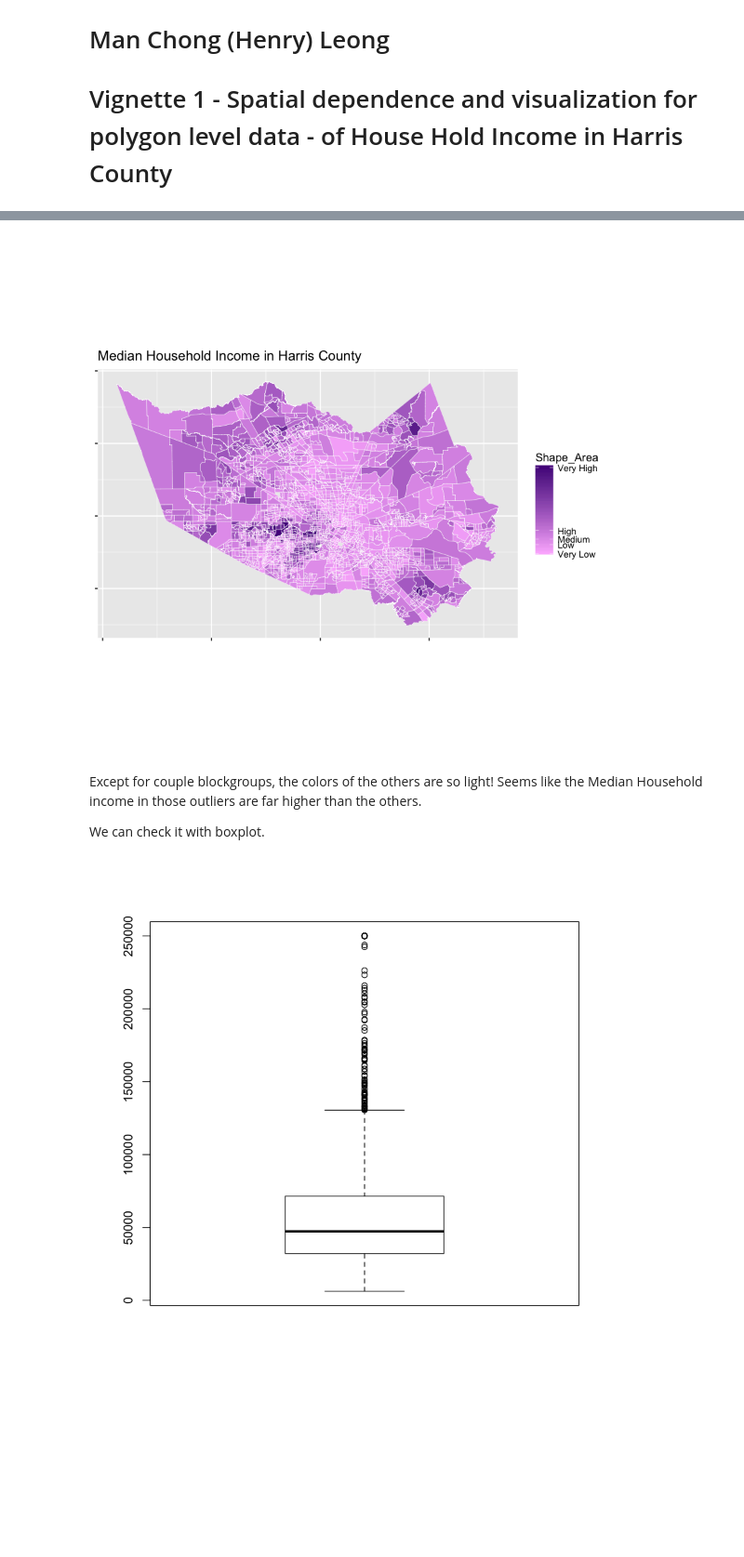
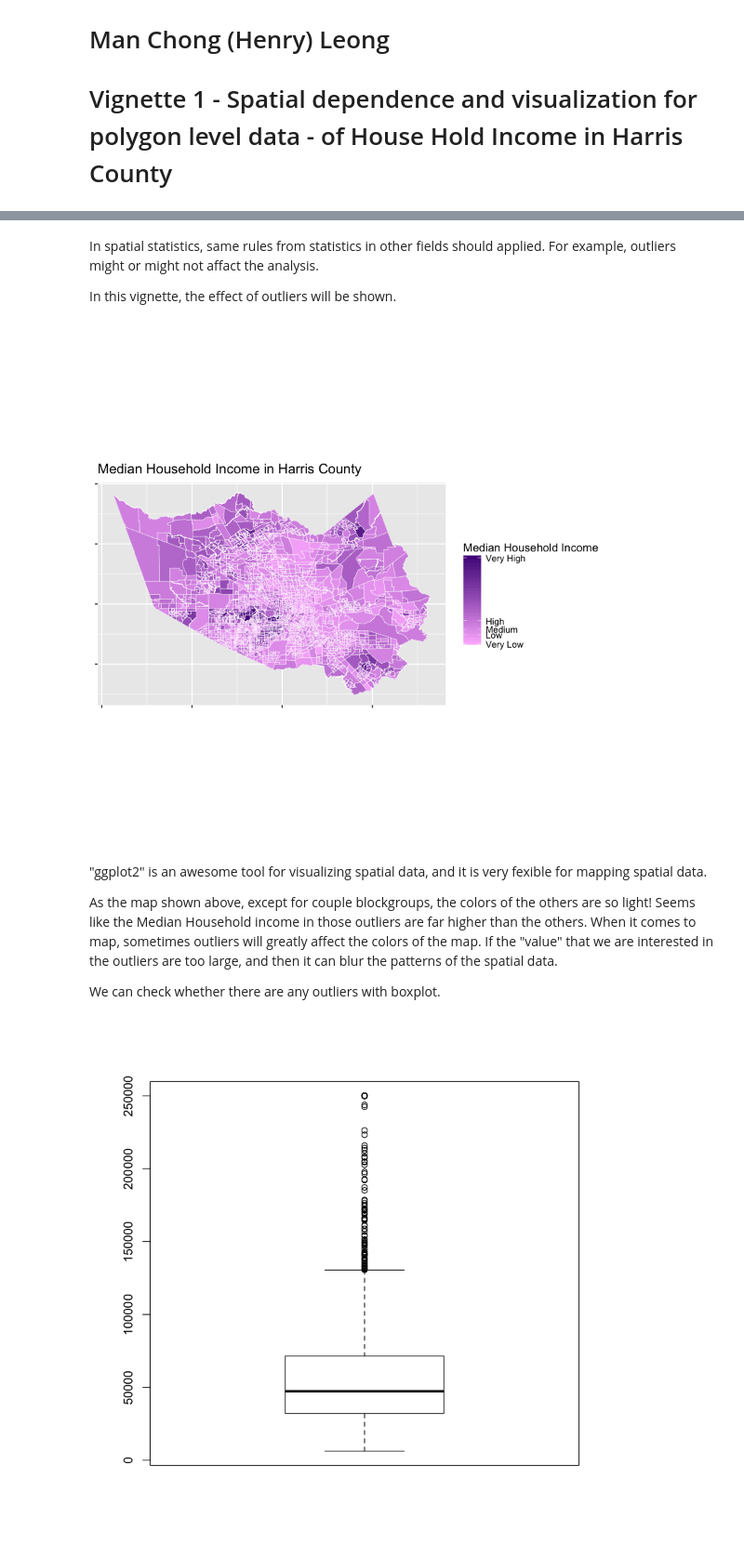
Before and after one commit to HenryLeongStat/STAT551, a Jupyter notebook: Vig1_Spatial_dependence.ipynb, the cells around one changed output, grey strips where cells are left out. Shown at 93% size. Saved outputs shown, nothing was run; the diff lists cells and outputs as text; code cells hidden in the pictures; blank space fills up the shorter version.

```diff
--- a/Vig1_Spatial_dependence.ipynb
+++ b/Vig1_Spatial_dependence.ipynb
@@ -45,40 +75,53 @@ The dataset we are using here is 2010 census data in blockgroup level.
 # %%
-# merge boundary with census data
-censusBoundary.harris <- censusBoundary.harris %>%
-  merge(censusData_bg, by="GEOID10")
-
 censusBoundary.harris@data$id <- rownames(censusBoundary.harris@data)
 
 # remove na
-censusBoundary.harris_clean <- censusBoundary.harris[!(is.na(censusBoundary.harris@data$MedHHinc)), ]
+censusBoundary.harris_clean <- censusBoundary.harris[
+    !(is.na(censusBoundary.harris@data$MedHHinc)), ]
 
 # might have outliers, create another dataset without outlier
 # outside 1.5 times the interquartile
 # range above the upper quartile and bellow the lower quartile
-censusBoundary.harris_clean_rm_ol <- censusBoundary.harris_clean[!(censusBoundary.harris_clean@data$MedHHinc %in% boxplot(censusBoundary.harris_clean@data$MedHHinc, plot=FALSE)$out), ]
+censusBoundary.harris_clean_rm_ol <- censusBoundary.harris_clean[
+    !(censusBoundary.harris_clean@data$MedHHinc %in%
+      boxplot(censusBoundary.harris_clean@data$MedHHinc,
+              plot=FALSE)$out), ]
+# %% [markdown]
+In spatial statistics, same rules from statistics in other fields should applied. For example, outliers might or might not affact the analysis.
+
+In this vignette, the effect of outliers will be shown.
 # %%
 # convert a spatial object into data.frame
-HarrisCty.tidy <- ggplot2::fortify(censusBoundary.harris_clean, region="id")
+HarrisCty.tidy <- ggplot2::fortify(censusBoundary.harris_clean,
+                                   region="id")
 
-HarrisCty.tidy_merge <- merge(HarrisCty.tidy, censusBoundary.harris_clean@data, by="id")
+HarrisCty.tidy_merge <- merge(HarrisCty.tidy, censusBoundary.harris_clean@data,
+                              by="id")
 
-map_HarrisCty <- ggplot(data=HarrisCty.tidy_merge, aes(long,lat,group=group,fill=MedHHinc)) +
+map_HarrisCty <- ggplot(data=HarrisCty.tidy_merge,
+                        aes(long,lat,group=group,fill=MedHHinc)) +
   geom_polygon() +
-  geom_path(color = "white", size=0.1) +
-  scale_fill_gradient(low = "plum1", high = "purple4",
+  geom_path(color = "white",
+            size=0.1) +
+  scale_fill_gradient(low = "plum1",
+                      high = "purple4",
                       breaks = quantile(censusBoundary.harris_clean@data$MedHHinc),
                      labels=c("Very Low", "Low", "Medium", "High", "Very High")) +
   coord_equal() +
-  theme(axis.title = element_blank(), axis.text = element_blank()) +
-  labs(title = "Median Household Income in Harris County", fill = "Median Household Income")
+  theme(axis.title = element_blank(),
+        axis.text = element_blank()) +
+  labs(title = "Median Household Income in Harris County",
+       fill = "Median Household Income")
 
 map_HarrisCty
 # %% [output]
-[figure, old version]
+[figure, new version]
 # %% [markdown]
-Except for couple blockgroups, the colors of the others are so light! Seems like the Median Household income in those outliers are far higher than the others.
+"ggplot2" is an awesome tool for visualizing spatial data, and it is very fexible for mapping spatial data.
 
-We can check it with boxplot.
+As the map shown above, except for couple blockgroups, the colors of the others are so light! Seems like the Median Household income in those outliers are far higher than the others. When it comes to map, sometimes outliers will greatly affect the colors of the map. If the "value" that we are interested in the outliers are too large, and then it can blur the patterns of the spatial data.
+
+We can check whether there are any outliers with boxplot.
 # %%
 boxplot(censusBoundary.harris_clean@data$MedHHinc)
 # %% [output]
```
Also changed, not shown: parts of 22 cells of this notebook, 5 other files.
